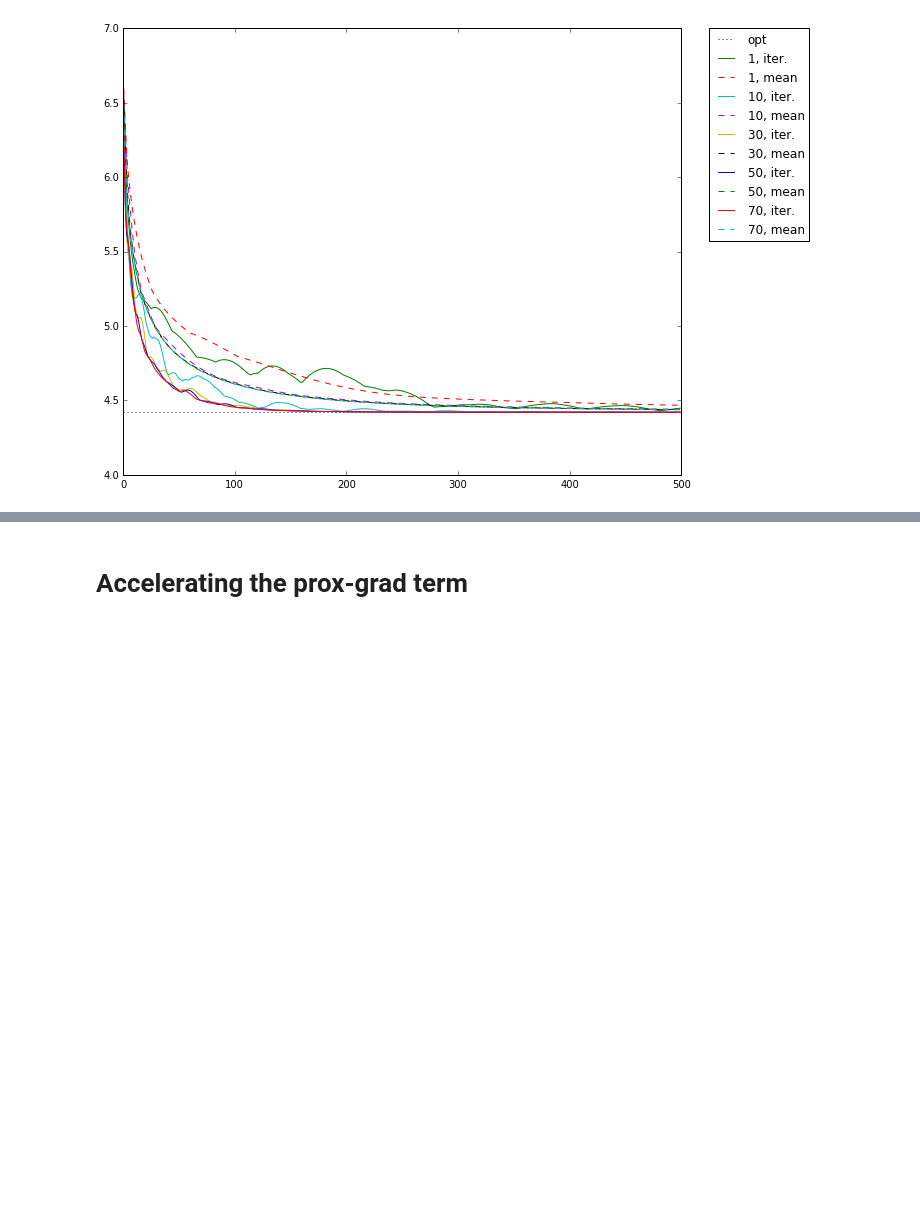
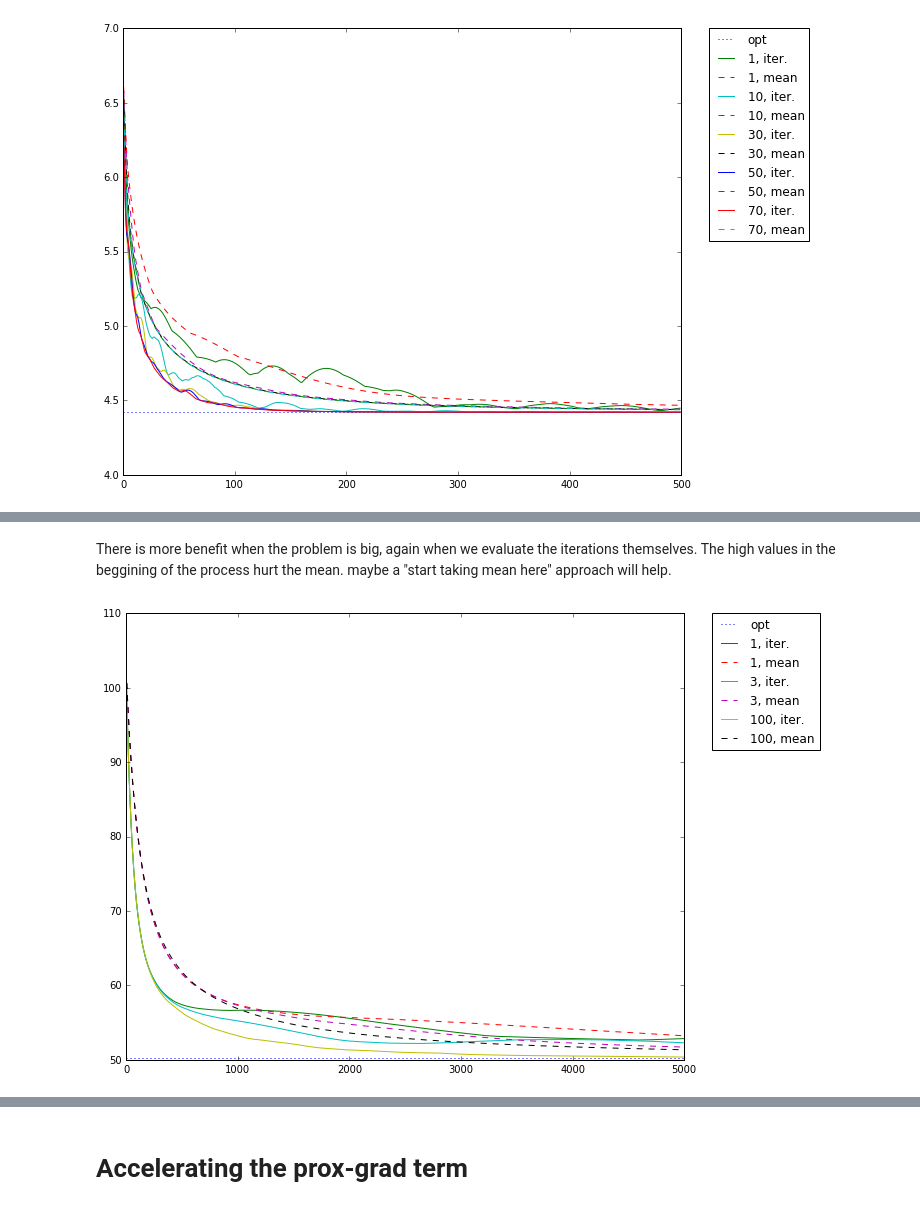
Before and after one commit to uido123/marc, a Jupyter notebook: p1.ipynb, the cells around one changed output, grey strips where cells are left out. Cells and saved outputs as stored; diff of their text form; code cells hidden in the pictures; blank space fills up the shorter version.

```diff
--- a/p1.ipynb
+++ b/p1.ipynb
@@ -227,0 +230,6 @@ comparePapcMp(10,[1,250,500],1000,100000,True,True)
+# %% [markdown]
+There is more benefit when the problem is big, again when we evaluate the iterations themselves. The high values in the beggining of the process hurt the mean. maybe a "start taking mean here" approach will help.
+# %%
+comparePapcMp(100,[1,3,100],5000,100000,True,True)
+# %% [output]
+[figure, added]
```
Also changed, not shown: parts of 16 cells of this notebook.
